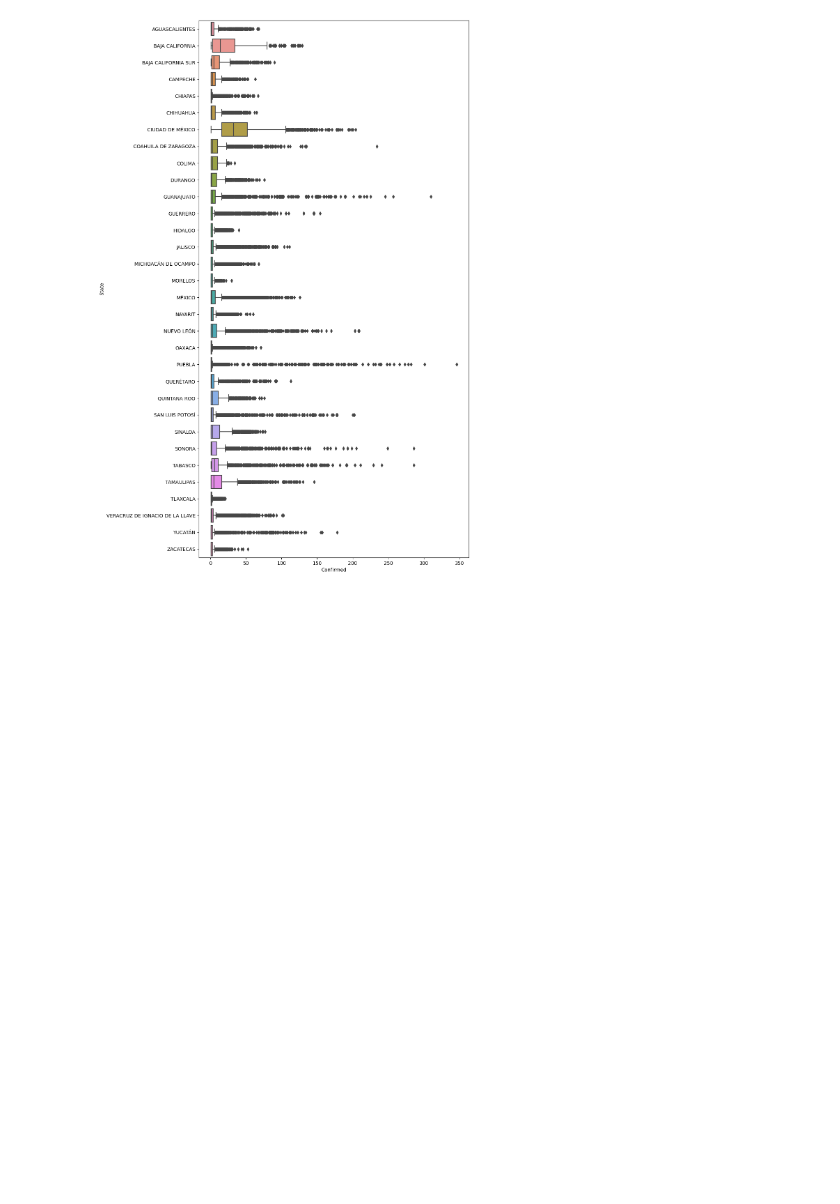
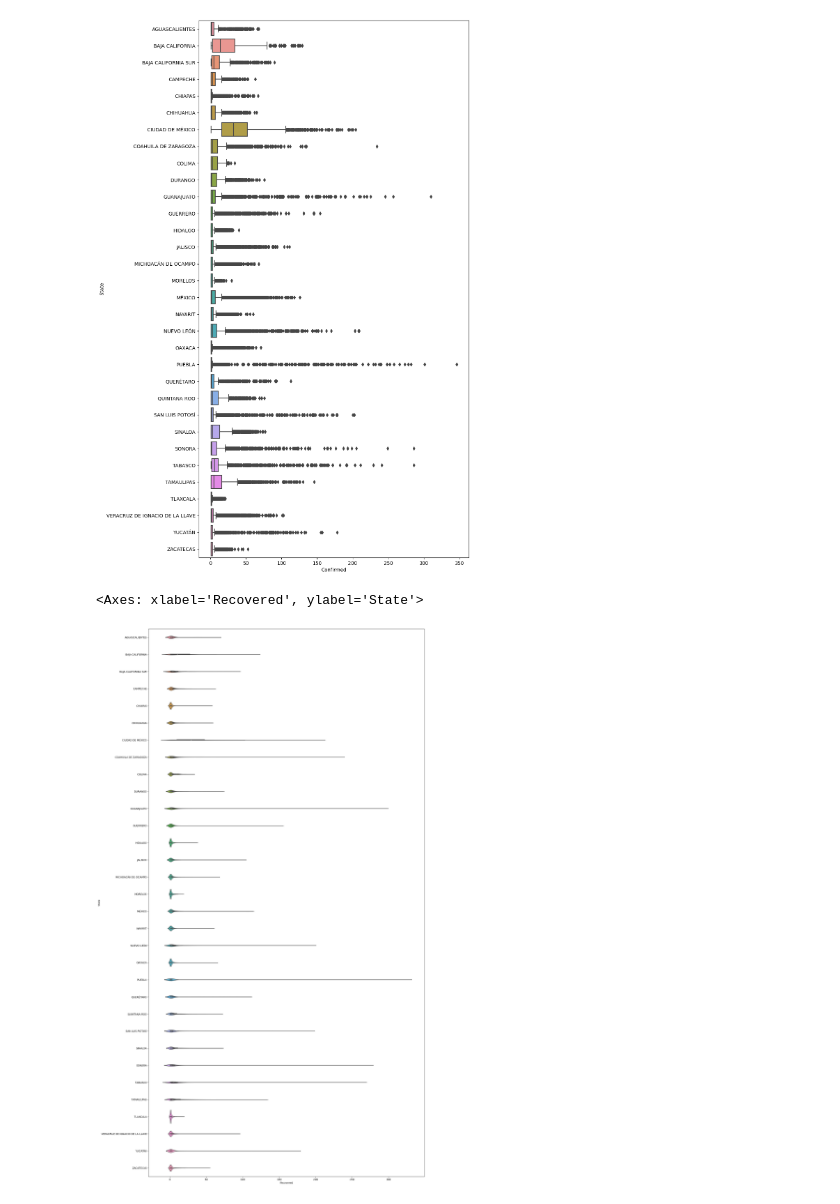
Before and after one commit to agustinelson/Data_Analysis, a Jupyter notebook: Homework2/homework2.ipynb, the cells around one changed output. Cells and saved outputs as stored; diff of their text form; code cells hidden in the pictures; blank space fills up the shorter version.

```diff
--- a/Homework2/homework2.ipynb
+++ b/Homework2/homework2.ipynb
@@ -93,3 +84,9 @@ sb.boxplot(data = df, y = "State", x = "Confirmed", orient='h')
 # %% [output]
 <Axes: xlabel='Confirmed', ylabel='State'>
 [figure]
+# %%
+fig, ax = pyplot.subplots(figsize=(20,40))
+sb.violinplot(data = df, y = "State", x = "Recovered", orient='h')
+# %% [output]
+<Axes: xlabel='Recovered', ylabel='State'>
+[figure, added]
```
Also changed, not shown: parts of 15 cells of this notebook.
